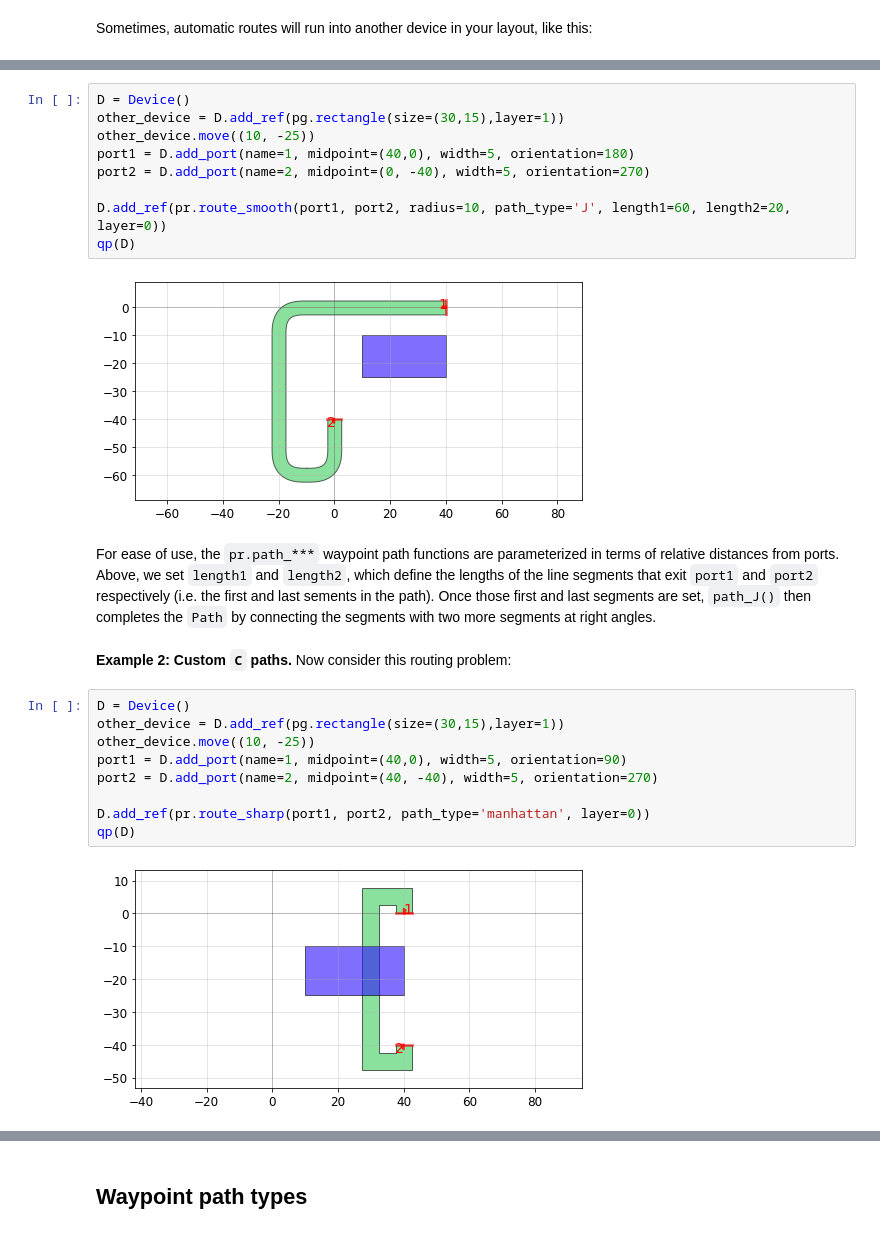
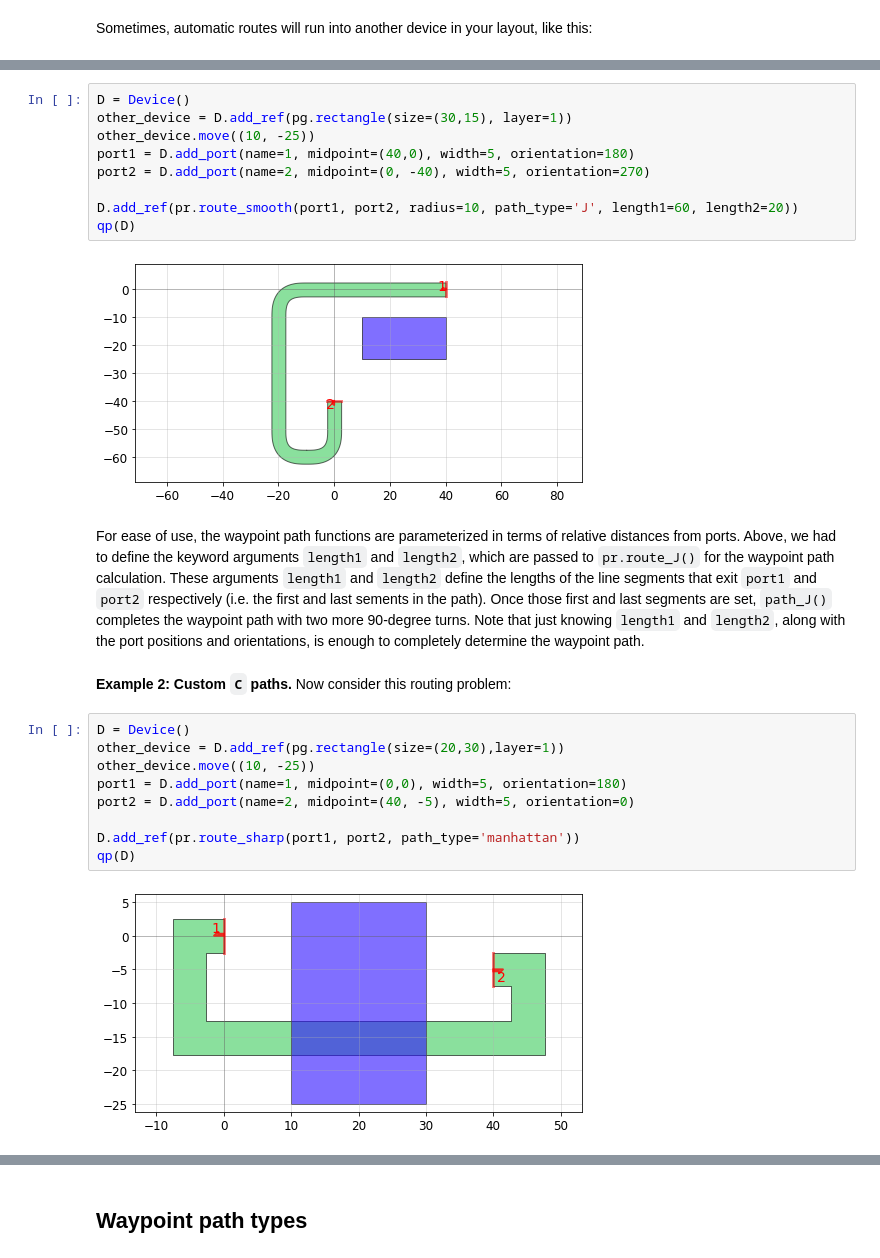
Before and after one commit to amccaugh/phidl, a Jupyter notebook: docs/tutorials/routing.ipynb, the cells around one changed output, grey strips where cells are left out. Saved outputs shown, nothing was run; the diff lists cells and outputs as text.

```diff
--- a/docs/tutorials/routing.ipynb
+++ b/docs/tutorials/routing.ipynb
@@ -131,27 +129,27 @@ __Example 1: Custom `J` paths.__ To avoid the other device, we need to create a
 # %%
 D = Device()
-other_device = D.add_ref(pg.rectangle(size=(30,15),layer=1))
+other_device = D.add_ref(pg.rectangle(size=(30,15), layer=1))
 other_device.move((10, -25))
 port1 = D.add_port(name=1, midpoint=(40,0), width=5, orientation=180)
 port2 = D.add_port(name=2, midpoint=(0, -40), width=5, orientation=270)
 
-D.add_ref(pr.route_smooth(port1, port2, radius=10, path_type='J', length1=60, length2=20, layer=0))
+D.add_ref(pr.route_smooth(port1, port2, radius=10, path_type='J', length1=60, length2=20))
 qp(D)
 # %% [output]
-[figure, old version]
+[figure, new version]
 # %% [markdown]
-For ease of use, the `pr.path_***` waypoint path functions are parameterized in terms of relative distances from ports. Above, we set `length1` and `length2`, which define the lengths of the line segments that exit `port1` and `port2` respectively (i.e. the first and last sements in the path). Once those first and last segments are set, `path_J()` then completes the `Path` by connecting the segments with two more segments at right angles.
+For ease of use, the waypoint path functions are parameterized in terms of relative distances from ports. Above, we had to define the keyword arguments `length1` and `length2`, which are passed to `pr.route_J()` for the waypoint path calculation. These arguments `length1` and `length2` define the lengths of the line segments that exit `port1` and `port2` respectively (i.e. the first and last sements in the path). Once those first and last segments are set, `path_J()` completes the waypoint path with two more 90-degree turns. Note that just knowing `length1` and `length2`, along with the port positions and orientations, is enough to completely determine the waypoint path.
 # %% [markdown]
 __Example 2: Custom `C` paths.__ Now consider this routing problem:
 # %%
 D = Device()
-other_device = D.add_ref(pg.rectangle(size=(30,15),layer=1))
+other_device = D.add_ref(pg.rectangle(size=(20,30),layer=1))
 other_device.move((10, -25))
-port1 = D.add_port(name=1, midpoint=(40,0), width=5, orientation=90)
-port2 = D.add_port(name=2, midpoint=(40, -40), width=5, orientation=270)
+port1 = D.add_port(name=1, midpoint=(0,0), width=5, orientation=180)
+port2 = D.add_port(name=2, midpoint=(40, -5), width=5, orientation=0)
 
-D.add_ref(pr.route_sharp(port1, port2, path_type='manhattan', layer=0))
+D.add_ref(pr.route_sharp(port1, port2, path_type='manhattan'))
 qp(D)
 # %% [output]
-[figure, old version]
+[figure, new version]
 # %% [markdown]
```
Also changed, not shown: parts of 25 cells of this notebook.
